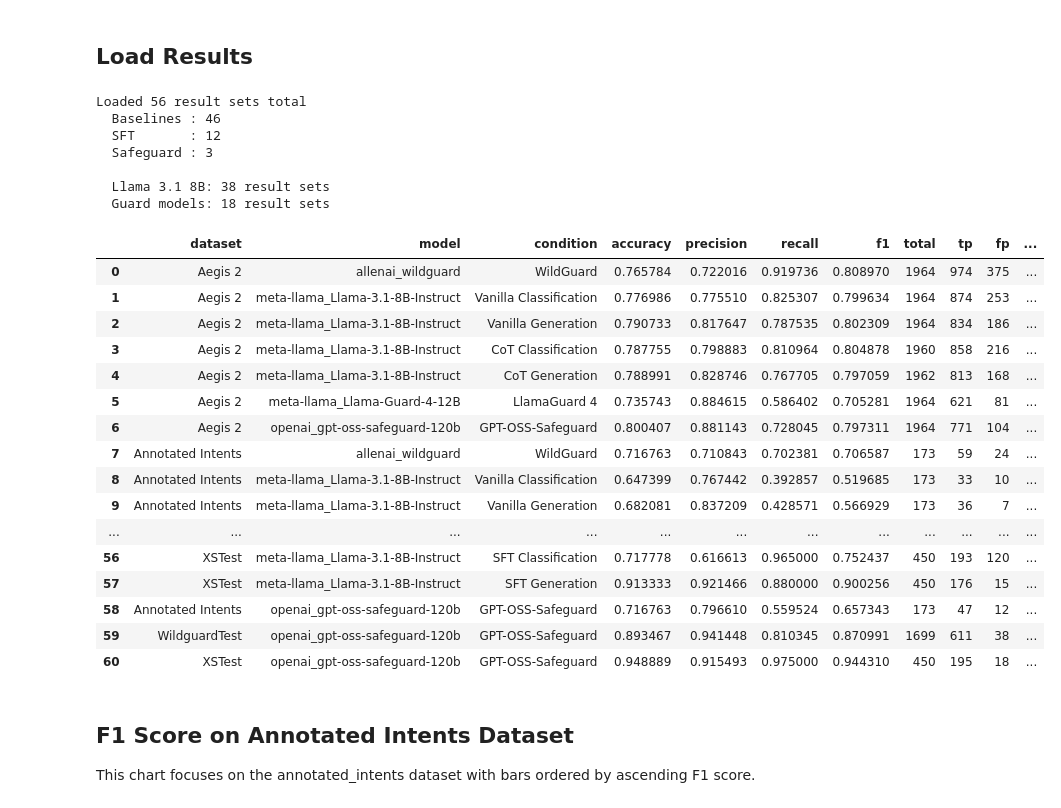
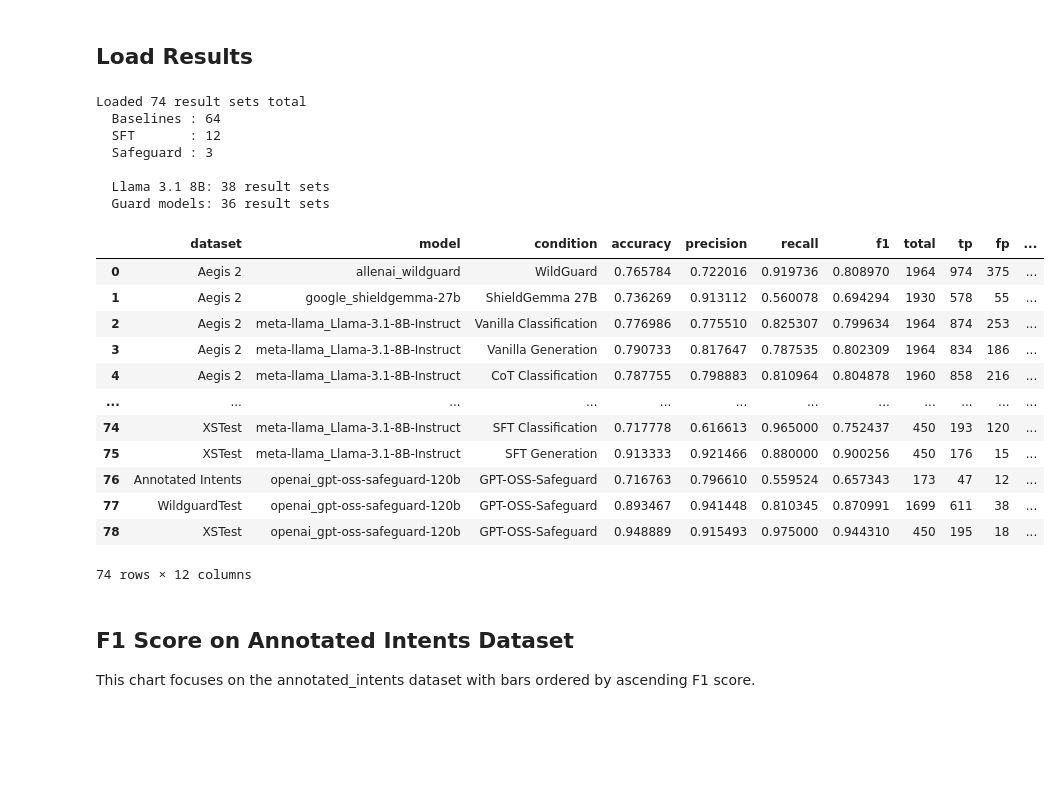
Before and after one commit to Jazhyc/aims-safety-classification, a Jupyter notebook: notebooks/baselines/baselines_results.ipynb, the cells around one changed output. Drawn from its saved outputs; the diff is of its cells as text; code cells hidden in the pictures; blank space fills up the shorter version.

Commit message:
Added more baselines

```diff
--- a/notebooks/baselines/baselines_results.ipynb
+++ b/notebooks/baselines/baselines_results.ipynb
@@ -90,6 +90,8 @@ BASELINE_CONDITIONS = [
     "wildguard_classification",
     "safeguard_classification",
     "guardreasoner_classification",
+    "shieldgemma_classification",
+    "nemotron_classification",
     "zeroshot_cot_classification",
     "zeroshot_cot_generation",
     "zeroshot_cot_classification_with_intent",
@@ -111,6 +113,8 @@ CONDITION_NAMES = {
     "wildguard_classification":            "WildGuard",
     "safeguard_classification":            "GPT-OSS-Safeguard",
     "guardreasoner_classification":        "GuardReasoner 8B",
+    "shieldgemma_classification":          "ShieldGemma 27B",
+    "nemotron_classification":             "Nemotron Safety 4B",
     "zeroshot_cot_classification":         "CoT Classification",
     "zeroshot_cot_generation":             "CoT Generation",
     "zeroshot_cot_classification_with_intent": "CoT + Human Intent",
@@ -140,6 +144,8 @@ CONDITION_COLORS = {
     "WildGuard":                  "#b3b3b3",
     "GPT-OSS-Safeguard":          "#2166ac",
     "GuardReasoner 8B":           "#f46d43",
+    "ShieldGemma 27B":            "#4dac26",
+    "Nemotron Safety 4B":         "#76b7b2",
     "CoT Classification":         "#d73027",
     "CoT Generation":             "#762a83",
     "CoT + Human Intent":         "#1a9850",
@@ -239,52 +245,48 @@ df = pd.concat([df_baselines, df_sft, df_safeguard], ignore_index=True)
 
 # Deduplicate: keep the last occurrence for any (dataset, model, condition) triple
 df = df.drop_duplicates(subset=["dataset", "model", "condition"], keep="last")
 
 # Drop old LlamaGuard 3 rows — we only evaluate against LlamaGuard 4
 df = df[~df["model"].str.contains("Guard-3", na=False)]
 
 print(f"Loaded {len(df)} result sets total")
 print(f"  Baselines : {len(df_baselines)}")
 print(f"  SFT       : {len(df_sft)}")
 print(f"  Safeguard : {len(df_safeguard)}")
 
 if df.empty:
     print("\nNo results loaded — check that data directories exist or W&B artifacts are available.")
     df_main      = df.copy()
     df_guard     = df.copy()
     df_safeguard = df.copy()
 else:
     df_main  = df[df["model"].str.contains("Llama-3.1", na=False)].copy()
-    df_guard = df[df["model"].str.contains("Guard|wildguard|gpt-oss-safeguard", case=False, na=False)].copy()
+    df_guard = df[df["model"].str.contains("Guard|wildguard|gpt-oss-safeguard|shieldgemma|nemotron", case=False, na=False)].copy()
     print(f"\n  Llama 3.1 8B: {len(df_main)} result sets")
     print(f"  Guard models: {len(df_guard)} result sets")
 
 df
 # %% [output]
-Loaded 56 result sets total
-  Baselines : 46
+Loaded 74 result sets total
+  Baselines : 64
   SFT       : 12
   Safeguard : 3
 
   Llama 3.1 8B: 38 result sets
-  Guard models: 18 result sets
+  Guard models: 36 result sets
 |  | dataset | model | condition | accuracy | precision | recall | f1 | total | tp | fp | ... |
 | 0 | Aegis 2 | allenai_wildguard | WildGuard | 0.765784 | 0.722016 | 0.919736 | 0.808970 | 1964 | 974 | 375 | ... |
-| 1 | Aegis 2 | meta-llama_Llama-3.1-8B-Instruct | Vanilla Classification | 0.776986 | 0.775510 | 0.825307 | 0.799634 | 1964 | 874 | 253 | ... |
-| 2 | Aegis 2 | meta-llama_Llama-3.1-8B-Instruct | Vanilla Generation | 0.790733 | 0.817647 | 0.787535 | 0.802309 | 1964 | 834 | 186 | ... |
-| 3 | Aegis 2 | meta-llama_Llama-3.1-8B-Instruct | CoT Classification | 0.787755 | 0.798883 | 0.810964 | 0.804878 | 1960 | 858 | 216 | ... |
-| 4 | Aegis 2 | meta-llama_Llama-3.1-8B-Instruct | CoT Generation | 0.788991 | 0.828746 | 0.767705 | 0.797059 | 1962 | 813 | 168 | ... |
-| 5 | Aegis 2 | meta-llama_Llama-Guard-4-12B | LlamaGuard 4 | 0.735743 | 0.884615 | 0.586402 | 0.705281 | 1964 | 621 | 81 | ... |
-| 6 | Aegis 2 | openai_gpt-oss-safeguard-120b | GPT-OSS-Safeguard | 0.800407 | 0.881143 | 0.728045 | 0.797311 | 1964 | 771 | 104 | ... |
-| 7 | Annotated Intents | allenai_wildguard | WildGuard | 0.716763 | 0.710843 | 0.702381 | 0.706587 | 173 | 59 | 24 | ... |
-| 8 | Annotated Intents | meta-llama_Llama-3.1-8B-Instruct | Vanilla Classification | 0.647399 | 0.767442 | 0.392857 | 0.519685 | 173 | 33 | 10 | ... |
-| 9 | Annotated Intents | meta-llama_Llama-3.1-8B-Instruct | Vanilla Generation | 0.682081 | 0.837209 | 0.428571 | 0.566929 | 173 | 36 | 7 | ... |
+| 1 | Aegis 2 | google_shieldgemma-27b | ShieldGemma 27B | 0.736269 | 0.913112 | 0.560078 | 0.694294 | 1930 | 578 | 55 | ... |
+| 2 | Aegis 2 | meta-llama_Llama-3.1-8B-Instruct | Vanilla Classification | 0.776986 | 0.775510 | 0.825307 | 0.799634 | 1964 | 874 | 253 | ... |
+| 3 | Aegis 2 | meta-llama_Llama-3.1-8B-Instruct | Vanilla Generation | 0.790733 | 0.817647 | 0.787535 | 0.802309 | 1964 | 834 | 186 | ... |
+| 4 | Aegis 2 | meta-llama_Llama-3.1-8B-Instruct | CoT Classification | 0.787755 | 0.798883 | 0.810964 | 0.804878 | 1960 | 858 | 216 | ... |
 | ... | ... | ... | ... | ... | ... | ... | ... | ... | ... | ... | ... |
-| 56 | XSTest | meta-llama_Llama-3.1-8B-Instruct | SFT Classification | 0.717778 | 0.616613 | 0.965000 | 0.752437 | 450 | 193 | 120 | ... |
-| 57 | XSTest | meta-llama_Llama-3.1-8B-Instruct | SFT Generation | 0.913333 | 0.921466 | 0.880000 | 0.900256 | 450 | 176 | 15 | ... |
-| 58 | Annotated Intents | openai_gpt-oss-safeguard-120b | GPT-OSS-Safeguard | 0.716763 | 0.796610 | 0.559524 | 0.657343 | 173 | 47 | 12 | ... |
-| 59 | WildguardTest | openai_gpt-oss-safeguard-120b | GPT-OSS-Safeguard | 0.893467 | 0.941448 | 0.810345 | 0.870991 | 1699 | 611 | 38 | ... |
-| 60 | XSTest | openai_gpt-oss-safeguard-120b | GPT-OSS-Safeguard | 0.948889 | 0.915493 | 0.975000 | 0.944310 | 450 | 195 | 18 | ... |
+| 74 | XSTest | meta-llama_Llama-3.1-8B-Instruct | SFT Classification | 0.717778 | 0.616613 | 0.965000 | 0.752437 | 450 | 193 | 120 | ... |
+| 75 | XSTest | meta-llama_Llama-3.1-8B-Instruct | SFT Generation | 0.913333 | 0.921466 | 0.880000 | 0.900256 | 450 | 176 | 15 | ... |
+| 76 | Annotated Intents | openai_gpt-oss-safeguard-120b | GPT-OSS-Safeguard | 0.716763 | 0.796610 | 0.559524 | 0.657343 | 173 | 47 | 12 | ... |
+| 77 | WildguardTest | openai_gpt-oss-safeguard-120b | GPT-OSS-Safeguard | 0.893467 | 0.941448 | 0.810345 | 0.870991 | 1699 | 611 | 38 | ... |
+| 78 | XSTest | openai_gpt-oss-safeguard-120b | GPT-OSS-Safeguard | 0.948889 | 0.915493 | 0.975000 | 0.944310 | 450 | 195 | 18 | ... |
+74 rows × 12 columns
 # %% [markdown]
 ## F1 Score on Annotated Intents Dataset
 
```
Also changed, not shown: parts of 2 cells of this notebook, 7 other files.
